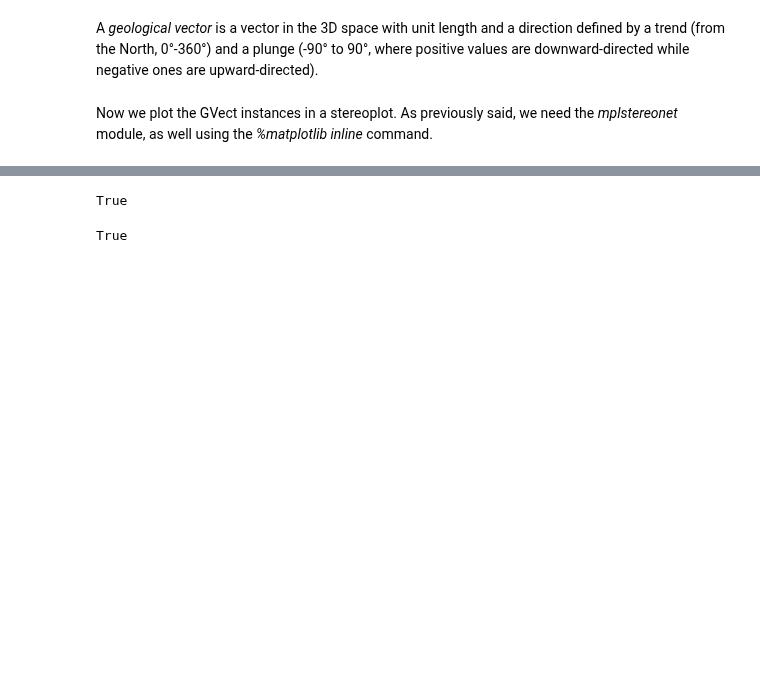
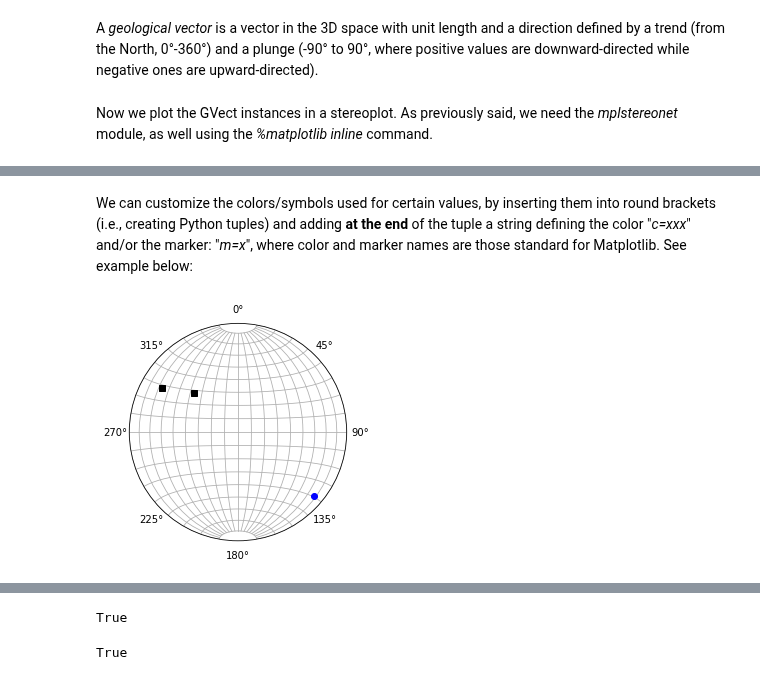
Before and after one commit to mauroalberti/gsf, a Jupyter notebook: notebooks/pygsf 1 - geometry.ipynb, the cells around one changed output, grey strips where cells are left out. Drawn from its saved outputs; the diff is of its cells as text; code cells hidden in the pictures; blank space fills up the shorter version.

```diff
--- a/notebooks/pygsf 1 - geometry.ipynb
+++ b/notebooks/pygsf 1 - geometry.ipynb
@@ -173,0 +177,6 @@ Note the symbol used for downward-pointing geological vectors, different from th
+# %% [markdown]
+We can customize the colors/symbols used for certain values, by inserting them into round brackets (i.e., creating Python tuples) and adding **at the end** of the tuple a string defining the color "*c=xxx*" and/or the marker: "*m=x*", where color and marker names are those standard for Matplotlib. See example below:
+# %%
+splot([gv1, (gv2, gv3, "m=s,c=black")])  # gv2 and gv3 are customized. "s" stands for "square" as a marker
+# %% [output]
+[figure, added]
```
Also changed, not shown: parts of 32 cells of this notebook, 6 other files.
